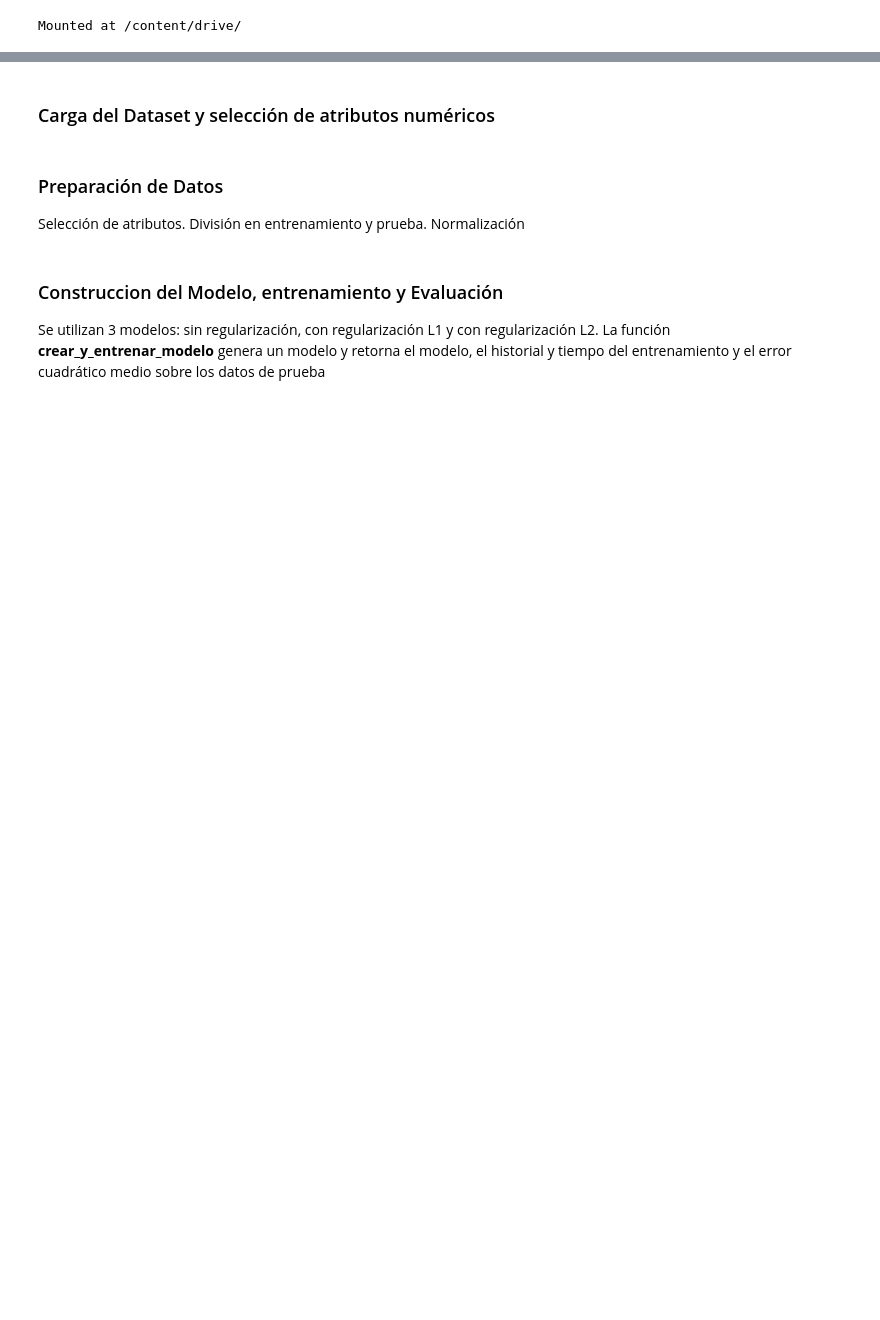
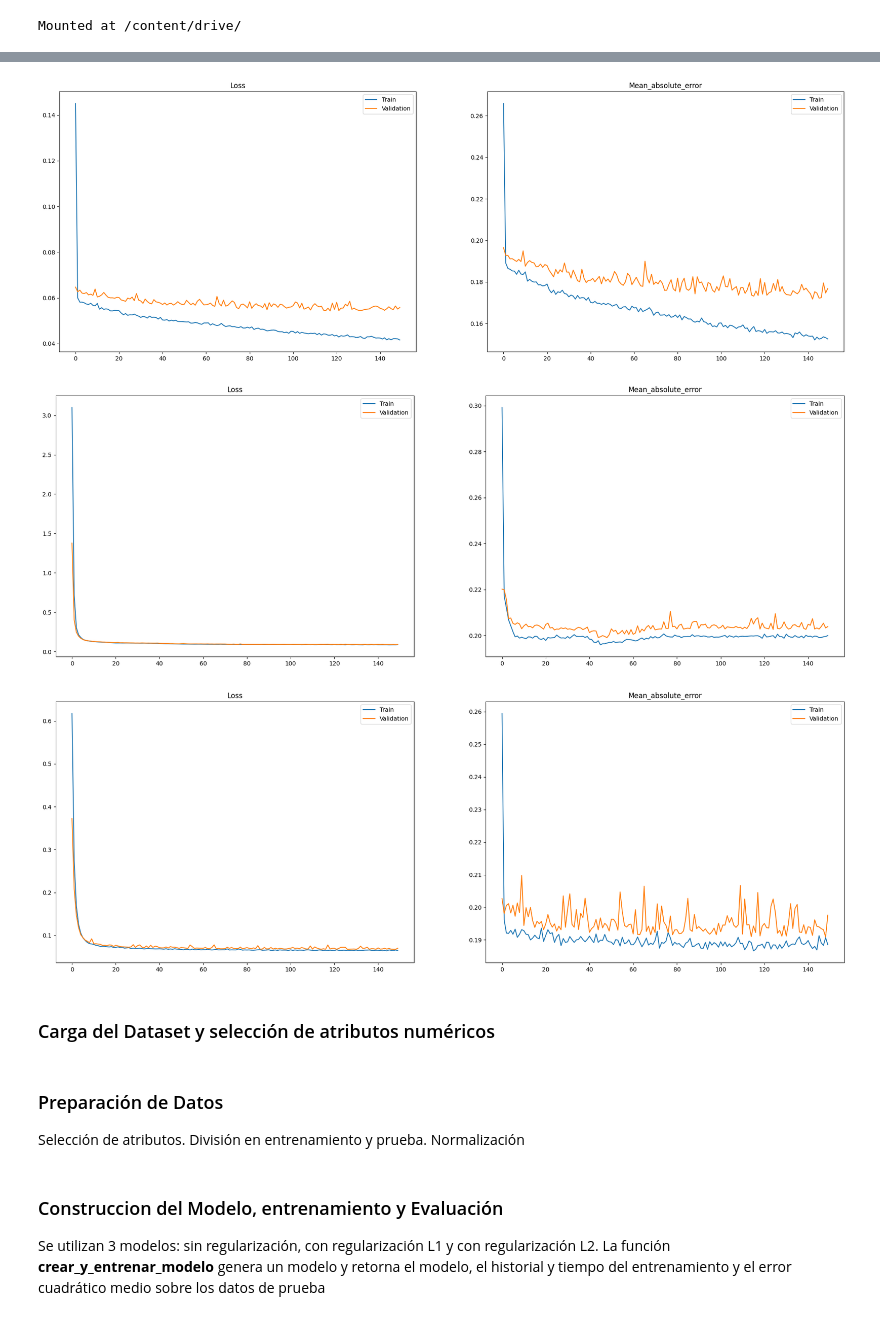
Before and after one commit to AndresMontesDeOca/Redes_Neuronales, a Jupyter notebook: 05_05.ipynb, the cells around one changed output, grey strips where cells are left out. Cells and saved outputs as stored; diff of their text form; code cells hidden in the pictures; blank space fills up the shorter version.

```diff
--- a/05_05.ipynb
+++ b/05_05.ipynb
@@ -75,41 +71,3 @@ def plot_history(history, start_epoch=0, metrics=None):
 ################################################################
 # %% [output]
 Mounted at /content/drive/
-# %%
-# Función para crear y compilar el modelo
-def create_model(regularizer=None):
-    model = Sequential([
-        Dense(30, activation='relu', kernel_regularizer=regularizer, input_shape=(X_train.shape[1],)),
-        Dense(20, activation='relu', kernel_regularizer=regularizer),
-        Dense(1)
-    ])
-    model.compile(optimizer=SGD(learning_rate=0.01), loss='mse', metrics=['mae'])
-    return model
-
-# # Definición de las funciones
-# ################################################################
-# import keras.backend as K
-
-# def r2_score(y_true, y_pred):
-#     SS_res =  K.sum(K.square(y_true - y_pred))
-#     SS_tot = K.sum(K.square(y_true - K.mean(y_true)))
-#     return 1 - SS_res/(SS_tot + K.epsilon())
-# #############################################################################
-# def compile_model(new_model, loss, optimizer):
-#     new_model.compile(optimizer=optimizer, loss=loss, metrics=['mae', r2_score])
-#     print(new_model.summary())
-#     return new_model
-# #############################################################################
-# def MyModel(loss, optimizer, input_dim, output_dim):
-#     new_model = tf.keras.Sequential([
-#         tf.keras.layers.InputLayer(input_shape=(input_dim,)),
-#         tf.keras.layers.Dense(64, activation='relu'),
-#         tf.keras.layers.Dense(64, activation='relu'),
-#         tf.keras.layers.Dense(output_dim)
-#     ])
-#     return compile_model(new_model, loss, optimizer)
-# #############################################################################
-# def MyCallbacks(patience):
-#     early_stop = EarlyStopping(monitor='val_loss', patience=patience, restore_best_weights=True)
-#     return [early_stop]
-# #############################################################################
@@ -204,6 +162,11 @@ display(results_df)
 # %%
-plot_history(history_l1
-             )
+plot_history(history_no_reg)
+plot_history(history_l1)
+plot_history(history_l2)
+# %% [output]
+[figure, added]
+[figure, added]
+[figure, added]
 # %% [markdown]
 ### Carga del Dataset y selección de atributos numéricos
 # %% [markdown]
```
Also changed, not shown: parts of 5 cells of this notebook.
